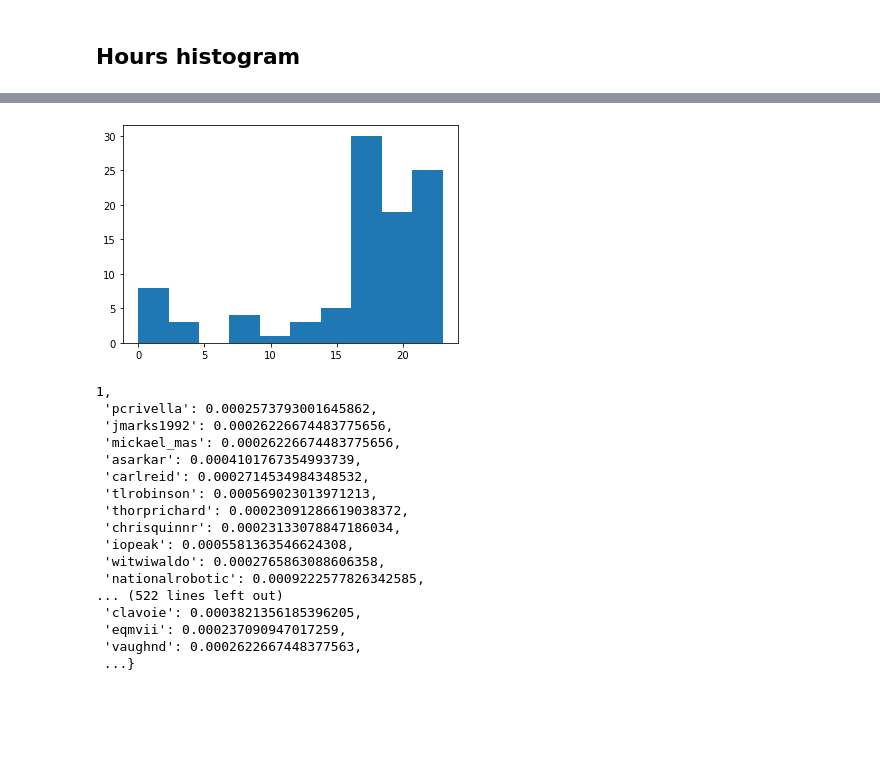
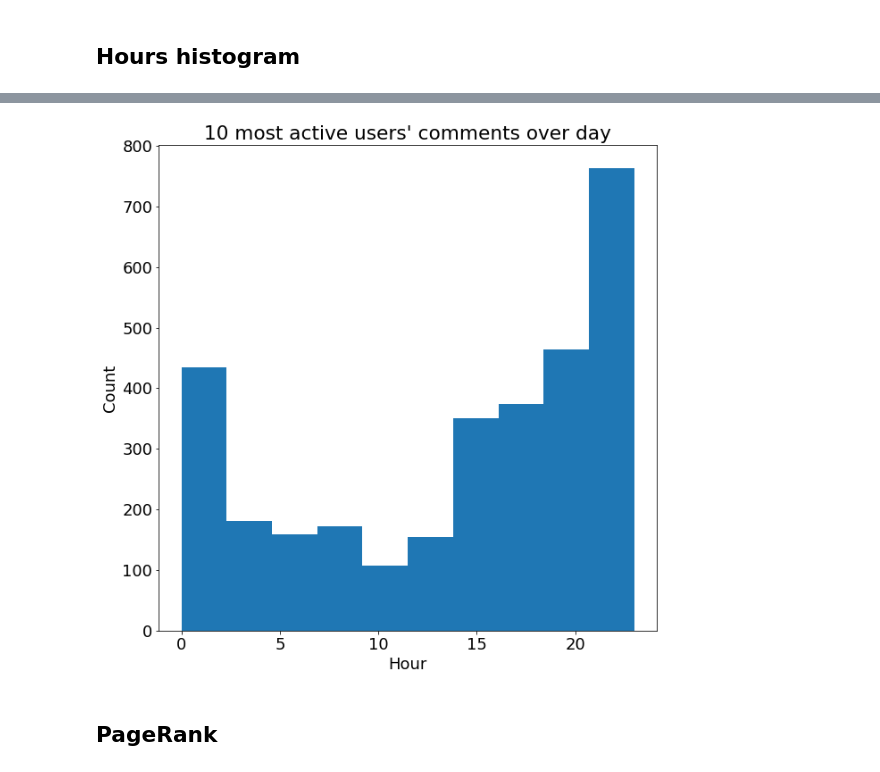
Before and after one commit to kornelro/whyr_hack, a Jupyter notebook: challenge2/graph/graph.ipynb, the cells around one changed output, grey strips where cells are left out. Drawn from its saved outputs; the diff is of its cells as text; code cells hidden in the pictures; blank space fills up the shorter version.

```diff
--- a/challenge2/graph/graph.ipynb
+++ b/challenge2/graph/graph.ipynb
@@ -409,25 +397,11 @@ len(hours)
-# %%
-plt.hist(hours)
-plt.show()
-# %% [output]
-[figure, removed]
-# %%
-nx.pagerank(G)
-# %% [output]
-1,
- 'pcrivella': 0.0002573793001645862,
- 'jmarks1992': 0.00026226674483775656,
- 'mickael_mas': 0.00026226674483775656,
- 'asarkar': 0.0004101767354993739,
- 'carlreid': 0.0002714534984348532,
- 'tlrobinson': 0.000569023013971213,
- 'thorprichard': 0.00023091286619038372,
- 'chrisquinnr': 0.00023133078847186034,
- 'iopeak': 0.0005581363546624308,
- 'witwiwaldo': 0.0002765863088606358,
- 'nationalrobotic': 0.0009222577826342585,
-... (522 lines left out)
- 'clavoie': 0.0003821356185396205,
- 'eqmvii': 0.000237090947017259,
- 'vaughnd': 0.0002622667448377563,
- ...}
+# %%
+plt.figure(figsize=(10,10))
+plt.hist(hours)
+plt.title('10 most active users\' comments over day')
+plt.xlabel('Hour')
+plt.ylabel('Count')
+plt.show()
+# %% [output]
+[figure, added]
+# %% [markdown]
+## PageRank
```
Also changed, not shown: parts of 19 cells of this notebook, 6 other files.
